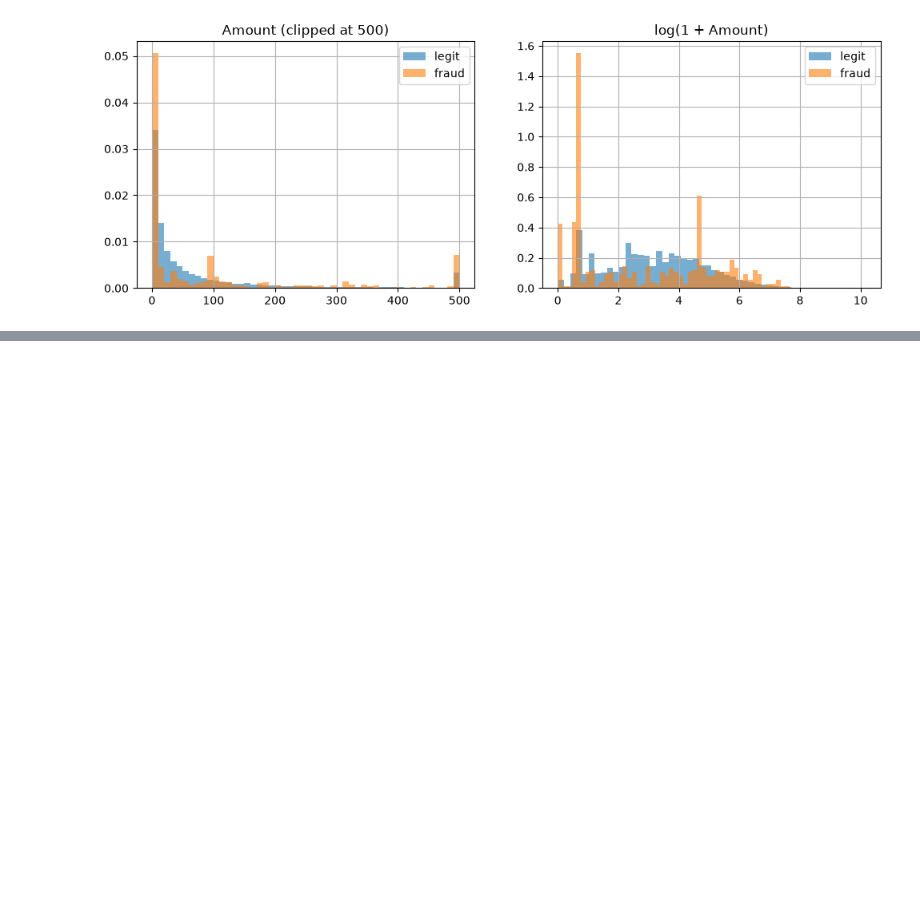
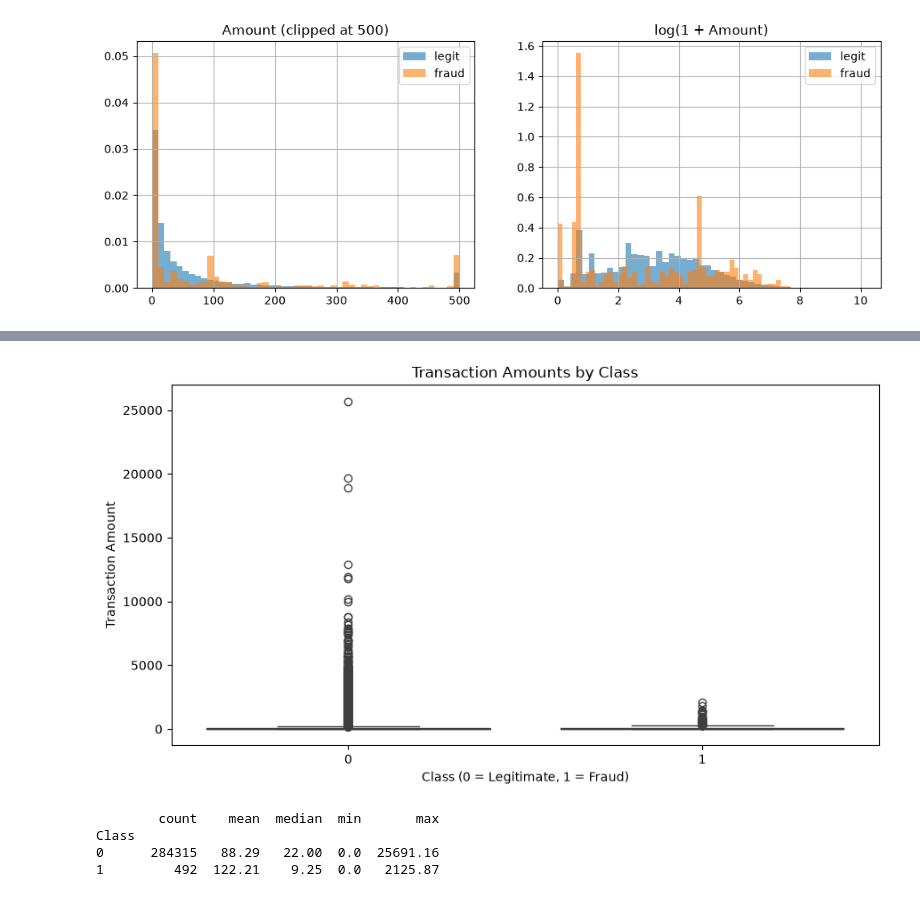
Before and after one commit to bahuli2004-cpu/Credit-Card-Fraud-Detection, a Jupyter notebook: notebooks/01_EDA.ipynb, the cells around one changed output, grey strips where cells are left out. Drawn from its saved outputs; the diff is of its cells as text; code cells hidden in the pictures; blank space fills up the shorter version.

```diff
--- a/notebooks/01_EDA.ipynb
+++ b/notebooks/01_EDA.ipynb
@@ -84,0 +136,27 @@ Class
+# %%
+import seaborn as sns
+plt.figure(figsize=(9, 5))
+
+sns.boxplot(
+    data=df,
+    x="Class",
+    y="Amount"
+)
+
+plt.title("Transaction Amounts by Class")
+plt.xlabel("Class (0 = Legitimate, 1 = Fraud)")
+plt.ylabel("Transaction Amount")
+plt.tight_layout()
+plt.show()
+
+print(
+    df.groupby("Class")["Amount"]
+    .agg(["count", "mean", "median", "min", "max"])
+    .round(2)
+)
+# %% [output]
+[figure, added]
+        count    mean  median  min       max
+Class
+0      284315   88.29   22.00  0.0  25691.16
+1         492  122.21    9.25  0.0   2125.87
```
Also changed, not shown: parts of 9 cells of this notebook, 11 other files.
